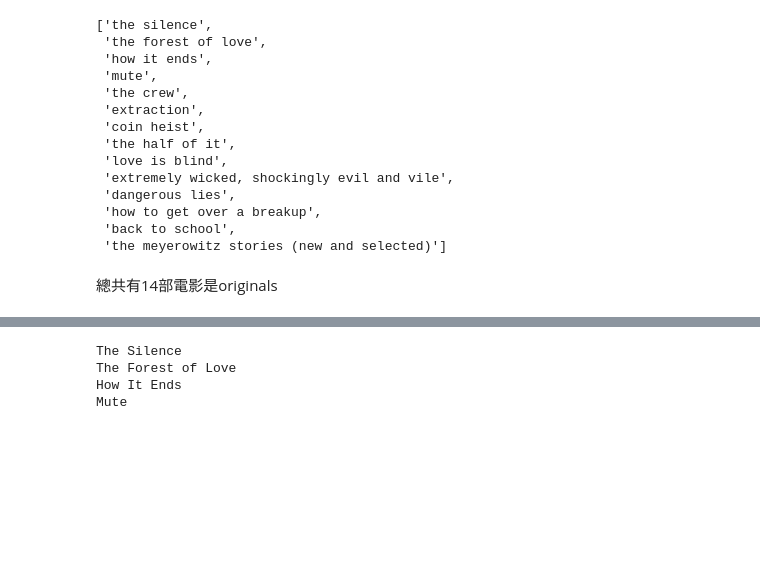
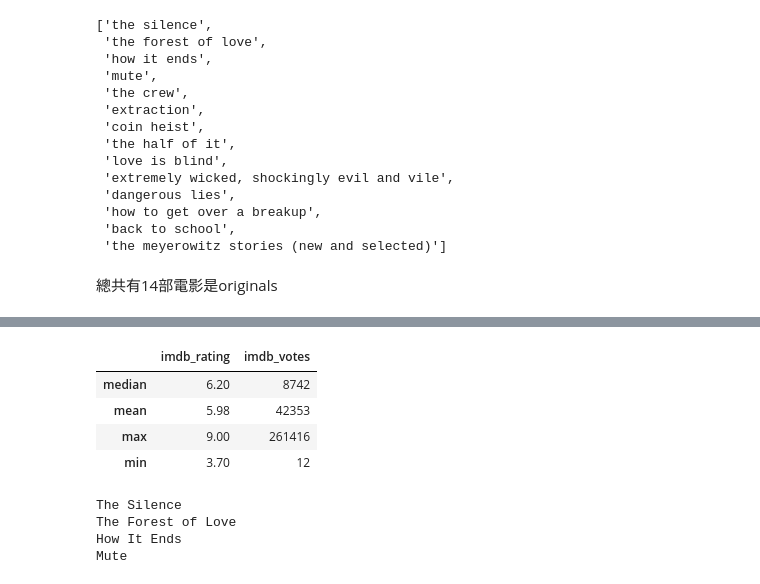
Before and after one commit to hsi-cy/dissertation, a Jupyter notebook: dissertation_v3.ipynb, the cells around one changed output, grey strips where cells are left out. Drawn from its saved outputs; the diff is of its cells as text; code cells hidden in the pictures; blank space fills up the shorter version.

```diff
--- a/dissertation_v3.ipynb
+++ b/dissertation_v3.ipynb
@@ -292,0 +278,7 @@ sns.barplot(x='year', y='count', data=mv01_year)
+# %%
+mapping_for_mvCopies = defaultdict(str)
+for i in range(10):
+    if i != 9:
+        mapping_for_mvCopies[f"mv0{str(i+1)}"] = top_10_movie[i]
+    else:
+        mapping_for_mvCopies["mv10"] = top_10_movie[i]
@@ -311,12 +336,0 @@ plt.show()
-# %%
-# imdb_rating
-imdb = mv01.imdb_rating.tolist()
-imdb = [float(i) for i in imdb]
-imdb_rating = dict()
-
-imdb_rating['median_rating'] = np.median(imdb)
-imdb_rating['mean_rating'] = np.mean(imdb)
-imdb_rating['max_rating'] = np.max(imdb)
-imdb_rating['min_rating'] = np.min(imdb)
-
-imdb_ratingDf = pd.DataFrame(data=[imdb_rating])
@@ -331,3 +356,31 @@ imdb_ratingDf.transpose().rename(columns={0:'value'})
+# %%
+def imdb_analysis(df):
+
+    idx = ['median', 'mean', 'max', 'min']
+    cols = ['imdb_rating','imdb_votes']
+    analysisDf = pd.DataFrame(index=idx, columns=cols)
+    imdb = df.imdb_rating.tolist()
+    imdb = [float(i) for i in imdb]
+    rating_list = [np.median(imdb), np.mean(imdb), np.max(imdb), np.min(imdb)]
+    rating_list = [round(k,2) for k in rating_list]
+
+    votes = df.imdb_votes.tolist()
+    votes = [int(j) for j in [count.replace(',','') for count in votes]]
+    votes_list = [np.median(votes), np.mean(votes), np.max(votes), np.min(votes)]
+    votes_list = [round(h) for h in votes_list]
+
+    analysisDf['imdb_rating'] = rating_list
+    analysisDf['imdb_votes'] = votes_list
+
+    return analysisDf
+# %%
+imdb_analysis(mv01)
+# %% [output]
+|  | imdb_rating | imdb_votes |
+| median | 6.20 | 8742 |
+| mean | 5.98 | 42353 |
+| max | 9.00 | 261416 |
+| min | 3.70 | 12 |
 # %%
 # any originals in its 10 recommendations?
 for t in mv01.title:
```
Also changed, not shown: parts of 12 cells of this notebook.
